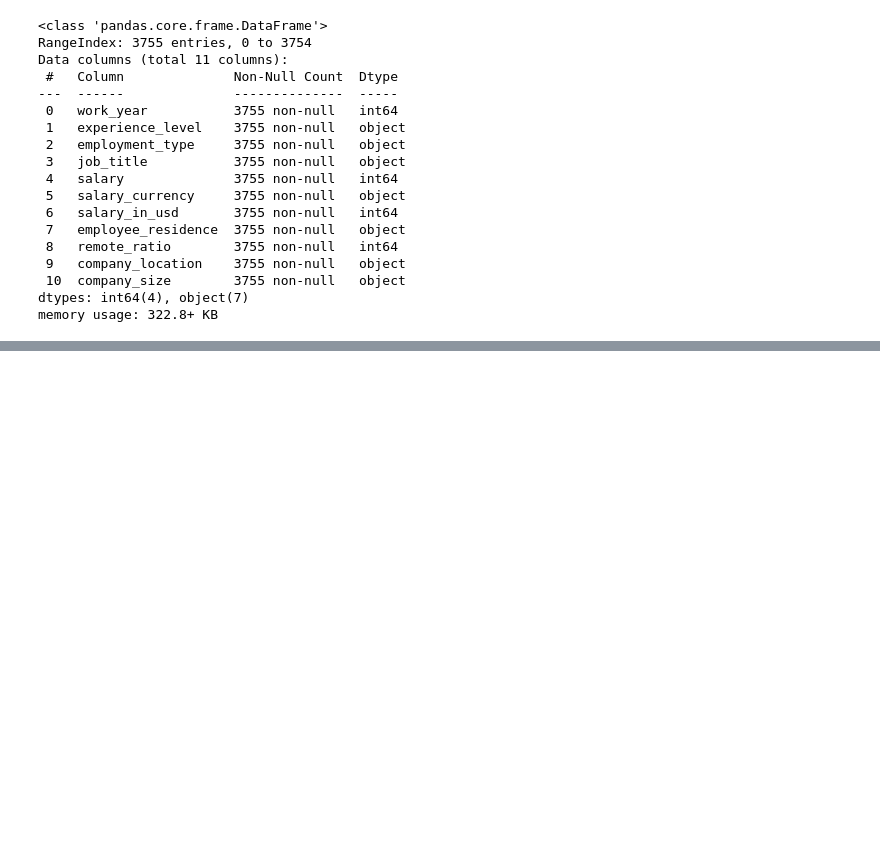
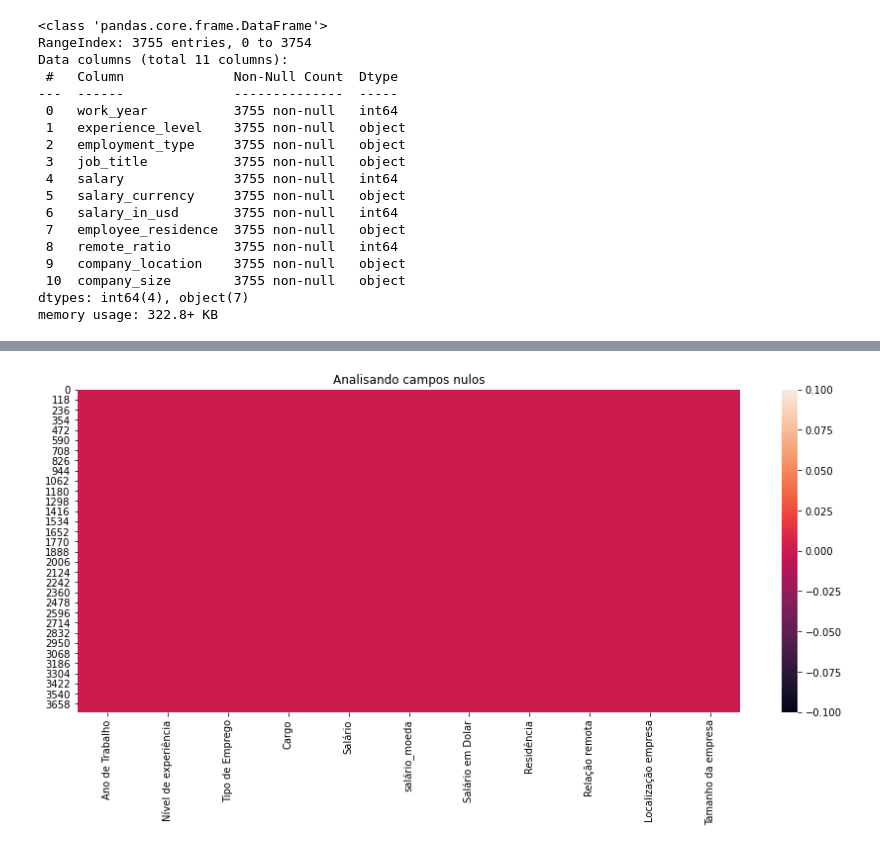
Before and after one commit to isaacuchoa/salariosDataScience, a Jupyter notebook: salaries.ipynb, the cells around one changed output, grey strips where cells are left out. Cells and saved outputs as stored; diff of their text form; code cells hidden in the pictures; blank space fills up the shorter version.

Commit message:
verificação de nulos e outliers

```diff
--- a/salaries.ipynb
+++ b/salaries.ipynb
@@ -64,0 +47,17 @@ AttributeError: 'NoneType' object has no attribute 'rename'
+# %%
+# renomear colunas
+dados.rename(columns={
+    'work_year':'Ano de Trabalho',
+    'experience_level':'Nível de experiência',
+    'employment_type':'Tipo de Emprego',
+    'job_title':'Cargo',
+    'salary':'Salário',
+    'salary_currency':'salário_moeda',
+    'salary_in_usd':'Salário em Dolar',
+    'employee_residence':'Residência',
+    'remote_ratio':'Relação remota',
+    'company_location':'Localização empresa',
+    'company_size':'Tamanho da empresa',
+}, inplace=True)
+
+dados.head()
@@ -64,0 +87,7 @@ AttributeError: 'NoneType' object has no attribute 'rename'
+# %%
+# Verificar dados nulos com gráfico
+plt.figure(figsize=(15,6))
+plt.title("Analisando campos nulos")
+sns.heatmap(dados.isnull());
+# %% [output]
+[figure, added]
```
Also changed, not shown: parts of 4 cells of this notebook.
